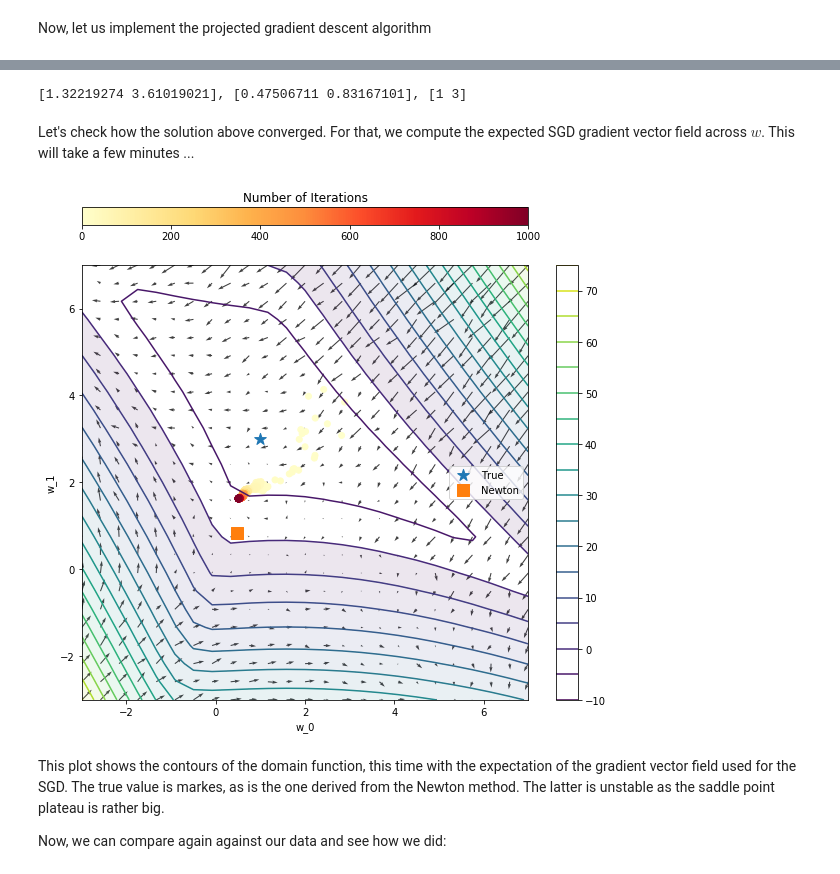
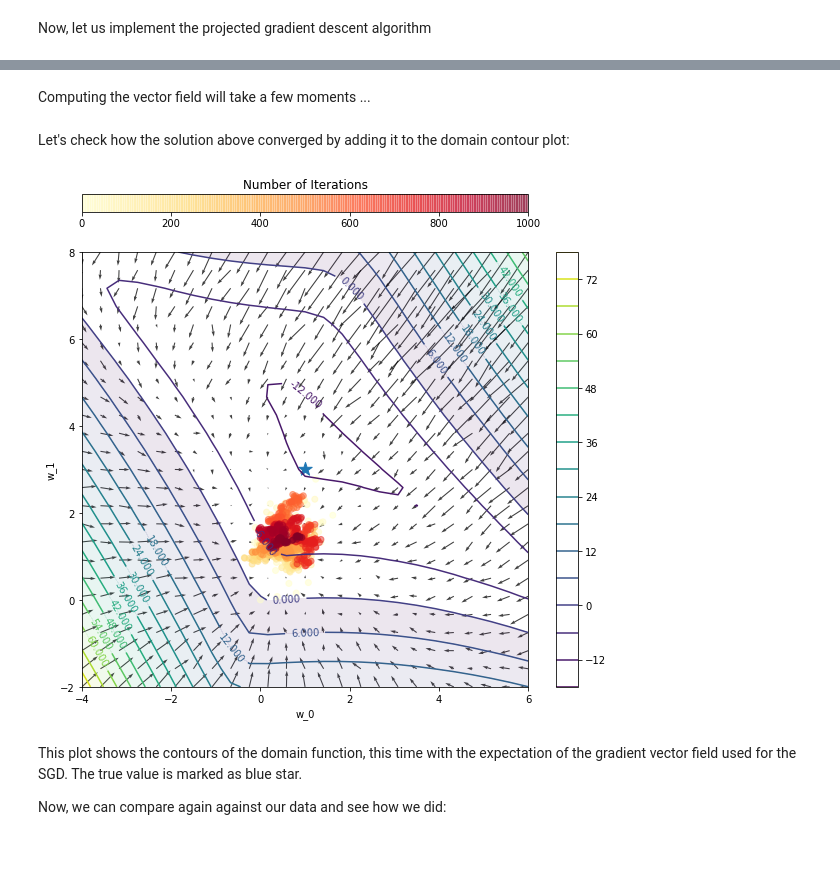
Before and after one commit to phylyc/trunc_lin_reg, a Jupyter notebook: truncated_data_learning.ipynb, the cells around one changed output, grey strips where cells are left out. Saved outputs shown, nothing was run; the diff lists cells and outputs as text; code cells hidden in the pictures.

```diff
--- a/truncated_data_learning.ipynb
+++ b/truncated_data_learning.ipynb
@@ -234,18 +204,17 @@ def separation_oracle(u, grad_only=False):
 # %% [markdown]
 Let's have a look at the domain function and its gradient:
 # %%
-w_offset = int(2 * np.mean(t)) / 2
-
-l, r, n = -5 + w_offset, 5 + w_offset, 25
-lin_w = np.linspace(l, r, n)
+l, r, n = -5, 5, 25
+lin = np.linspace(l, r, n)
+lin_w = lin + np.mean(t)  # roughly focus around true value
 domain1d = [domain_fun(x * one) for x in lin_w]
 gradient1d = [gradient(lambda u: domain_fun(u * one), [x]) for x in lin_w]
 
-mesh_w = np.meshgrid(lin_w, lin_w)
-domain2d = [[domain_fun(np.array([x, y])) for y, x in slice]
-            for slice in np.transpose(mesh_w)]
-gradient2d = [[separation_oracle(np.array([x, y]), grad_only=True) for y, x in slice]
-              for slice in np.transpose(mesh_w)]
+mesh_w = np.meshgrid(lin + t[0], lin + t[1])  # focus around true value
+domain2d = np.transpose([[domain_fun(w) for w in slice]
+                         for slice in np.transpose(mesh_w)])
+gradient2d = np.transpose([[grad_domain_fun(w) for w in slice]
+                           for slice in np.transpose(mesh_w)])
 # %%
 fig = plt.figure(figsize=(16, 6))
 ax = fig.add_subplot(121)
@@ -368,4 +353,4 @@ We will now apply the projected stochastic gradient descent:
 # %%
-slope = PSGD(truncated_data, n_iter=1000, l_rate=1)
+slope = PSGD(truncated_data, n_iter=1000, l_rate=1, init=np.array([0, 0]))
 plt.plot(slope);
 # %% [output]
@@ -376,6 +365,6 @@ Let's try to find the zeros of the separation oracle as well as the SGD gradient
 # %%
 def grad_sgd(w):
-    samples = np.random.randint(n_samples_trunc, size=25)
+    samples = np.random.randint(n_samples_trunc, size=50)
     x, y = x_trunc[samples], y_trunc[samples]
     gradient_est = [gradient_estimation(x_trunc[s], w, y_trunc[s]) for s in samples]
     return np.mean(gradient_est, axis=0)
@@ -384,8 +370,0 @@ import scipy.optimize as op
-# %%
-grad_so = op.newton(lambda u: separation_oracle(u, grad_only=True), 2 * one, maxiter=100)
-grad_sgd_expect = op.newton(lambda u: grad_sgd(u), 2 * one, maxiter=100)
-print(f'{grad_so}, {grad_sgd_expect}, {t}')
-# %% [output]
-[1.32219274 3.61019021], [0.47506711 0.83167101], [1 3]
-# %% [markdown]
-Let's check how the solution above converged. For that, we compute the expected SGD gradient vector field across $w$. This will take a few minutes ...
@@ -395,27 +371,33 @@ gradient_sgd = [[grad_sgd(np.array([x, y])) for y, x in slice]
+# %% [markdown]
+Computing the vector field will take a few moments ...
+# %%
+# np.transpose exchanges x and y, but we apply np.transpose again for plotting
+gradient_sgd = np.transpose([[grad_sgd(w) for w in slice]
+                             for slice in np.transpose(mesh_w)])
+# %% [markdown]
+Let's check how the solution above converged by adding it to the domain contour plot:
 # %%
 color = list(range(len(slope)))
 
 fig = plt.figure(figsize=(10, 8))
 ax = fig.add_subplot(111)
 cntr = ax.contour(*mesh_w, domain2d, levels=15)
-ax.scatter(*t, marker='*', s=150, label='True')
-ax.scatter(*grad_sgd_expect, marker='s', s=150, label='Newton')
-ax.legend()
-ax.quiver(*mesh_w, *np.transpose(gradient_sgd), color='k', alpha=0.75)
+ax.quiver(*mesh_w, *gradient_sgd, scale=50, alpha=0.75)
 ax.set_xlabel(r'w_0')
 ax.set_ylabel(r'w_1')
 fig.colorbar(cntr)
-# ax.clabel(cntr, inline=1, fontsize=10)
+ax.clabel(cntr, inline=1, fontsize=10)
 ax.contourf(*mesh_w, domain2d, levels=cntr.levels[cntr.levels >= 0],
             cmap=cntr.cmap, alpha=0.1)
-sctr = ax.scatter(*np.transpose(slope), c=color, cmap='YlOrRd')
+sctr = ax.scatter(*np.transpose(slope), c=color, cmap='YlOrRd', alpha=0.5)
 cbax = fig.add_axes([0.125, 0.95, 0.62, 0.03])  # [left, bottom, width, height]
 bar = fig.colorbar(sctr, cax=cbax, orientation='horizontal')
-bar.ax.set_title('Number of Iterations');
+bar.ax.set_title('Number of Iterations')
+ax.scatter(*t, marker='*', s=200);
 # %% [output]
-[figure, old version]
+[figure, new version]
 # %% [markdown]
-This plot shows the contours of the domain function, this time with the expectation of the gradient vector field used for the SGD. The true value is markes, as is the one derived from the Newton method. The latter is unstable as the saddle point plateau is rather big.
+This plot shows the contours of the domain function, this time with the expectation of the gradient vector field used for the SGD. The true value is marked as blue star.
 
 Now, we can compare again against our data and see how we did:
 # %%
```
Also changed, not shown: parts of 52 cells of this notebook.
